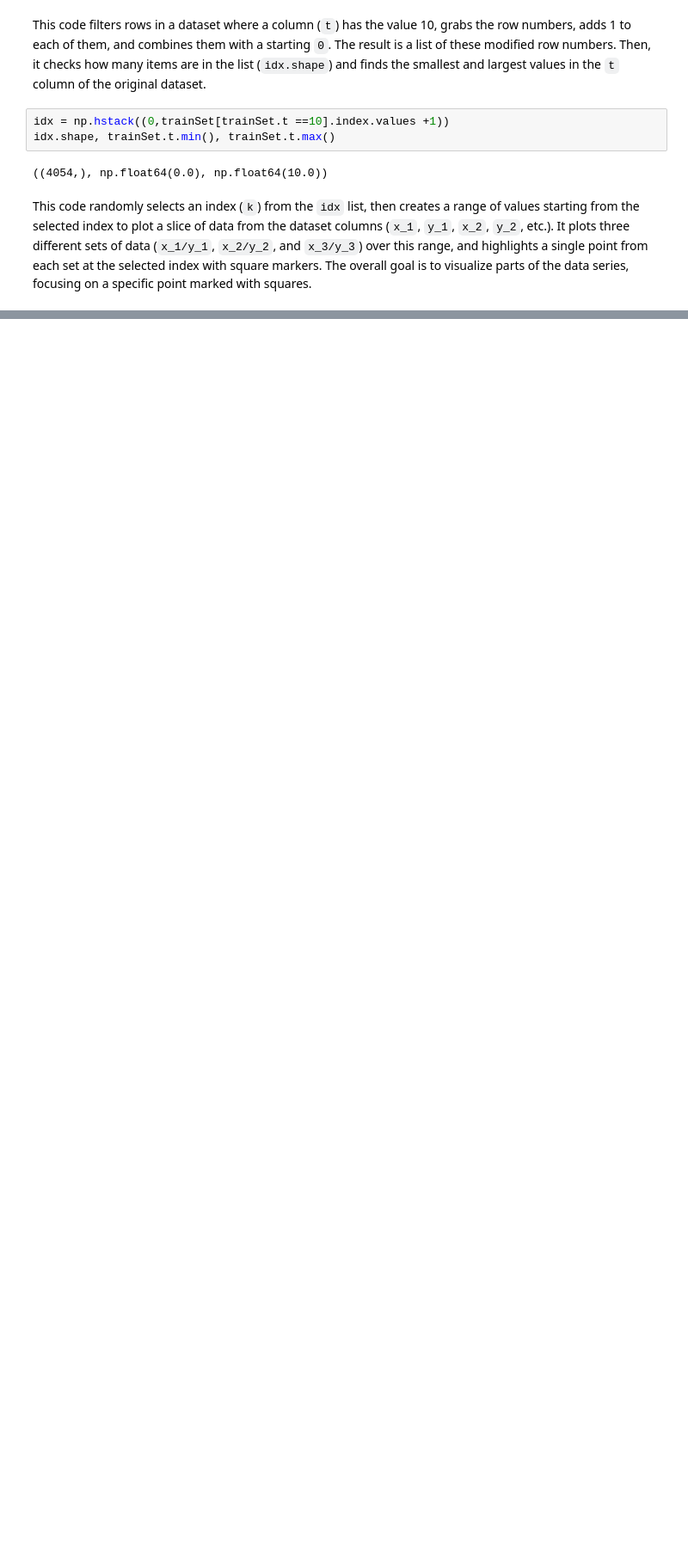
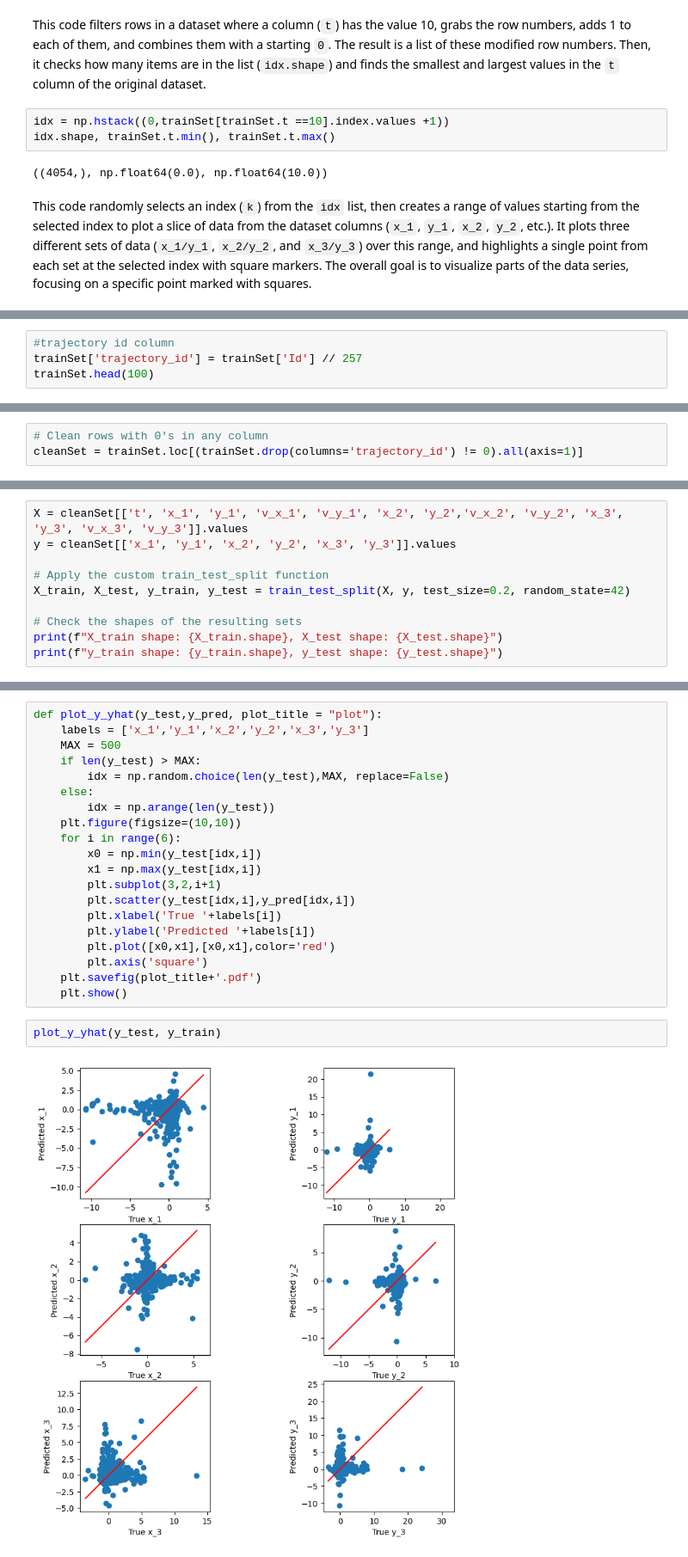
Before and after one commit to filipecolladavid/ThreeBodyProblemML, a Jupyter notebook: duarte/data_analysis.ipynb, the cells around one changed output, grey strips where cells are left out. Shown at 86% size. Drawn from its saved outputs; the diff is of its cells as text; blank space fills up the shorter version.

```diff
--- a/duarte/data_analysis.ipynb
+++ b/duarte/data_analysis.ipynb
@@ -91,0 +108,4 @@ plt.plot(trainSet.x_3[pltsquare], trainSet.y_3[pltsquare], 's')
+# %%
+#trajectory id column
+trainSet['trajectory_id'] = trainSet['Id'] // 257
+trainSet.head(100)
@@ -91,0 +126,3 @@ plt.plot(trainSet.x_3[pltsquare], trainSet.y_3[pltsquare], 's')
+# %%
+# Clean rows with 0's in any column
+cleanSet = trainSet.loc[(trainSet.drop(columns='trajectory_id') != 0).all(axis=1)]
@@ -91,0 +177,10 @@ plt.plot(trainSet.x_3[pltsquare], trainSet.y_3[pltsquare], 's')
+# %%
+X = cleanSet[['t', 'x_1', 'y_1', 'v_x_1', 'v_y_1', 'x_2', 'y_2','v_x_2', 'v_y_2', 'x_3', 'y_3', 'v_x_3', 'v_y_3']].values
+y = cleanSet[['x_1', 'y_1', 'x_2', 'y_2', 'x_3', 'y_3']].values
+
+# Apply the custom train_test_split function
+X_train, X_test, y_train, y_test = train_test_split(X, y, test_size=0.2, random_state=42)
+
+# Check the shapes of the resulting sets
+print(f"X_train shape: {X_train.shape}, X_test shape: {X_test.shape}")
+print(f"y_train shape: {y_train.shape}, y_test shape: {y_test.shape}")
@@ -91,0 +192,24 @@ plt.plot(trainSet.x_3[pltsquare], trainSet.y_3[pltsquare], 's')
+# %%
+def plot_y_yhat(y_test,y_pred, plot_title = "plot"):
+    labels = ['x_1','y_1','x_2','y_2','x_3','y_3']
+    MAX = 500
+    if len(y_test) > MAX:
+        idx = np.random.choice(len(y_test),MAX, replace=False)
+    else:
+        idx = np.arange(len(y_test))
+    plt.figure(figsize=(10,10))
+    for i in range(6):
+        x0 = np.min(y_test[idx,i])
+        x1 = np.max(y_test[idx,i])
+        plt.subplot(3,2,i+1)
+        plt.scatter(y_test[idx,i],y_pred[idx,i])
+        plt.xlabel('True '+labels[i])
+        plt.ylabel('Predicted '+labels[i])
+        plt.plot([x0,x1],[x0,x1],color='red')
+        plt.axis('square')
+    plt.savefig(plot_title+'.pdf')
+    plt.show()
+# %%
+plot_y_yhat(y_test, y_train)
+# %% [output]
+[figure, added]
```
Also changed, not shown: parts of 12 cells of this notebook, 1 other file.
